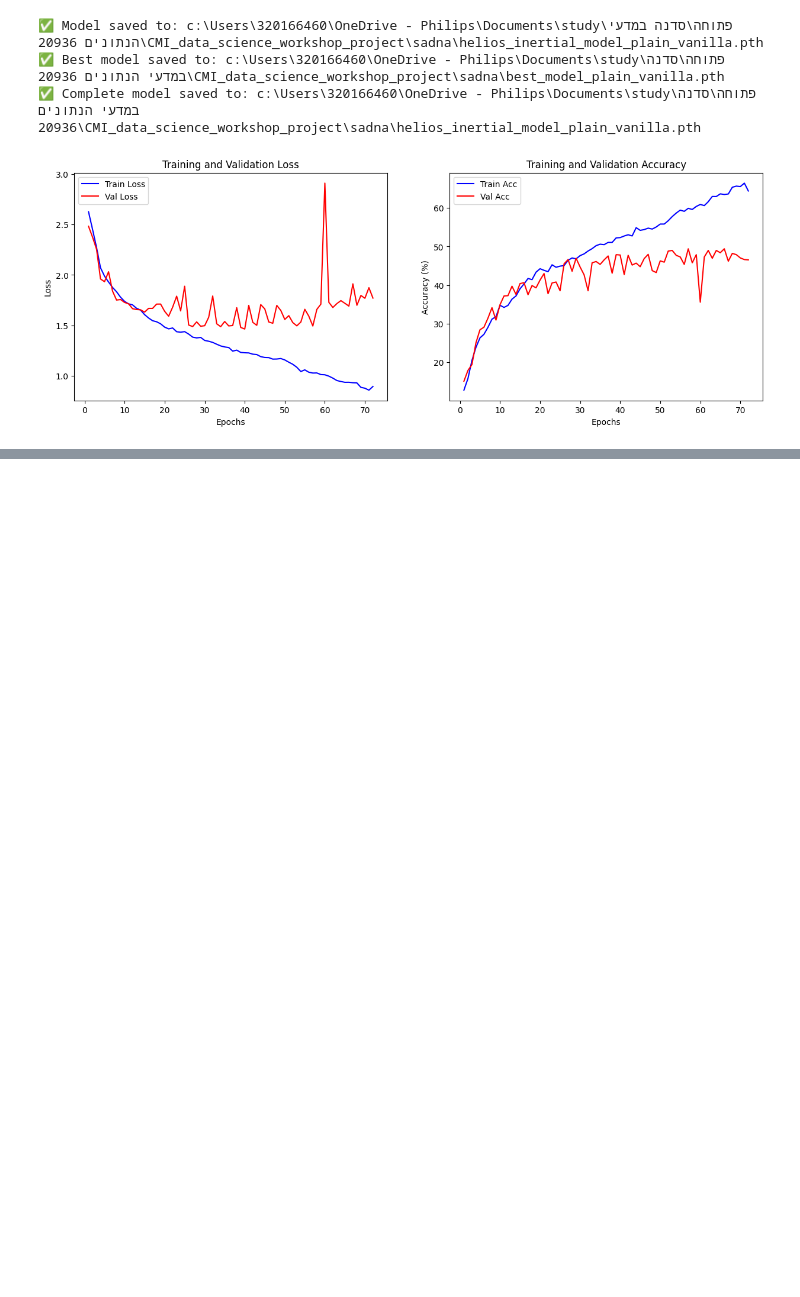
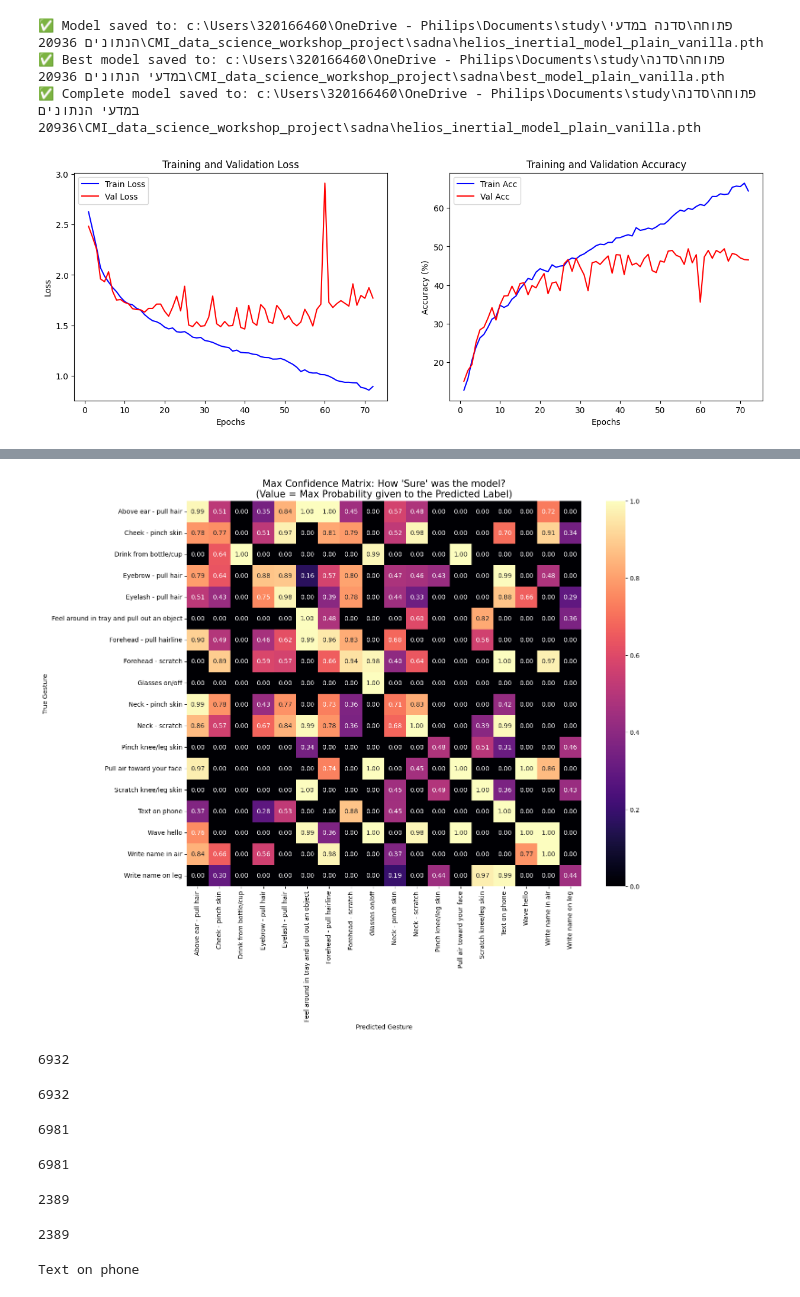
Before and after one commit to m3nadav/sadna, a Jupyter notebook: deep_learning_models.ipynb, the cells around one changed output, grey strips where cells are left out. Drawn from its saved outputs; the diff is of its cells as text; code cells hidden in the pictures; blank space fills up the shorter version.

```diff
--- a/deep_learning_models.ipynb
+++ b/deep_learning_models.ipynb
@@ -788,0 +797,65 @@ Feel around in tray and pull out an object       0.72      0.75      0.73
+# %%
+import torch.nn.functional as F
+import numpy as np
+
+# 1. Get Probabilities
+# Ensure all_outputs is a tensor
+outputs_tensor = torch.tensor(np.array(all_outputs))
+probs = F.softmax(outputs_tensor, dim=1).numpy()
+
+# 2. Initialize a Matrix for Max Confidences
+# Shape: (num_classes, num_classes)
+num_classes = len(target_names)
+conf_matrix_max = np.zeros((num_classes, num_classes))
+
+# 3. Fill the matrix with the maximum confidence found for each pair
+for i in range(len(all_labels)):
+    true_idx = all_labels[i]
+    pred_idx = all_preds[i]
+    confidence = probs[i, pred_idx]
+
+    # Only keep the highest confidence seen for this specific (True, Pred) pair
+    if confidence > conf_matrix_max[true_idx, pred_idx]:
+        conf_matrix_max[true_idx, pred_idx] = confidence
+
+# 4. Visualization
+plt.figure(figsize=(14, 11))
+sns.heatmap(
+    conf_matrix_max,
+    annot=True,
+    fmt='.2f',
+    xticklabels=target_names,
+    yticklabels=target_names,
+    cmap='magma'
+)
+
+plt.title("Max Confidence Matrix: How 'Sure' was the model?\n(Value = Max Probability given to the Predicted Label)", fontsize=15)
+plt.ylabel('True Gesture')
+plt.xlabel('Predicted Gesture')
+plt.show()
+# %% [output]
+[figure, added]
+# %%
+len(set(pd.Series(val_set["sequence_id"].unique())).union(pd.Series(train_set["sequence_id"].unique())))
+# %% [output]
+6932
+# %%
+len(val_set["sequence_id"].unique()) + len(train_set["sequence_id"].unique())
+# %% [output]
+6932
+# %%
+len(set(pd.Series(test_set["sequence_id"].unique())).union(pd.Series(train_set["sequence_id"].unique())))
+# %% [output]
+6981
+# %%
+len(test_set["sequence_id"].unique()) + len(train_set["sequence_id"].unique())
+# %% [output]
+6981
+# %%
+len(set(pd.Series(val_set["sequence_id"].unique())).union(pd.Series(test_set["sequence_id"].unique())))
+# %% [output]
+2389
+# %%
+len(val_set["sequence_id"].unique()) + len(test_set["sequence_id"].unique())
+# %% [output]
+2389
@@ -788,0 +910,6 @@ Feel around in tray and pull out an object       0.72      0.75      0.73
+# %%
+gesture = val_set['gesture'].value_counts().index[0]
+print(gesture)
+sample_seqs = val_set[val_set['gesture'] == gesture].drop_duplicates('sequence_id')['sequence_id'].values[:10]
+# %% [output]
+Text on phone
```
Also changed, not shown: parts of 8 cells of this notebook.
